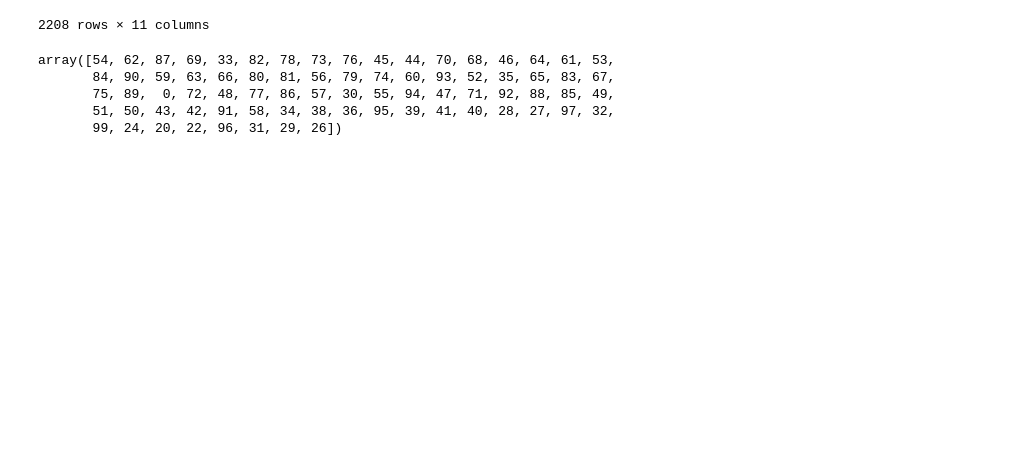
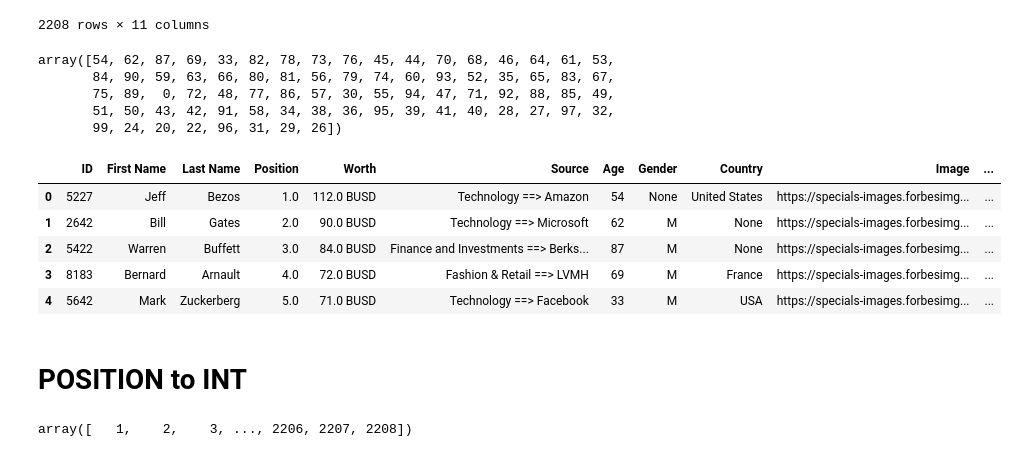
Before and after one commit to sbraca/Ironhack-Module-1-Project-hatching, a Jupyter notebook: notebook2.ipynb, the cells around one changed output. Saved outputs shown, nothing was run; the diff lists cells and outputs as text; code cells hidden in the pictures; blank space fills up the shorter version.

Commit message:
.csv forbes2 added

```diff
--- a/notebook2.ipynb
+++ b/notebook2.ipynb
@@ -515,4 +515,13 @@ array([54, 62, 87, 69, 33, 82, 78, 73, 76, 45, 44, 70, 68, 46, 64, 61, 53,
        51, 50, 43, 42, 91, 58, 34, 38, 36, 95, 39, 41, 40, 28, 27, 97, 32,
        99, 24, 20, 22, 96, 31, 29, 26])
 # %%
-final_df.hea
+final_df.head()
+# %% [output]
+|  | ID | First Name | Last Name | Position | Worth | Source | Age | Gender | Country | Image | ... |
+| 0 | 5227 | Jeff | Bezos | 1.0 | 112.0 BUSD | Technology ==> Amazon | 54 | None | United States | https://specials-images.forbesimg... | ... |
+| 1 | 2642 | Bill | Gates | 2.0 | 90.0 BUSD | Technology ==> Microsoft | 62 | M | None | https://specials-images.forbesimg... | ... |
+| 2 | 5422 | Warren | Buffett | 3.0 | 84.0 BUSD | Finance and Investments ==> Berks... | 87 | M | None | https://specials-images.forbesimg... | ... |
+| 3 | 8183 | Bernard | Arnault | 4.0 | 72.0 BUSD | Fashion & Retail ==> LVMH | 69 | M | France | https://specials-images.forbesimg... | ... |
+| 4 | 5642 | Mark | Zuckerberg | 5.0 | 71.0 BUSD | Technology ==> Facebook | 33 | M | USA | https://specials-images.forbesimg... | ... |
+# %% [markdown]
+# POSITION to INT
@@ -518,0 +530,4 @@ final_df.hea
+# %%
+final_df.Position.unique()
+# %% [output]
+array([   1,    2,    3, ..., 2206, 2207, 2208])
```
Also changed, not shown: parts of 27 cells of this notebook, 1 other file.
